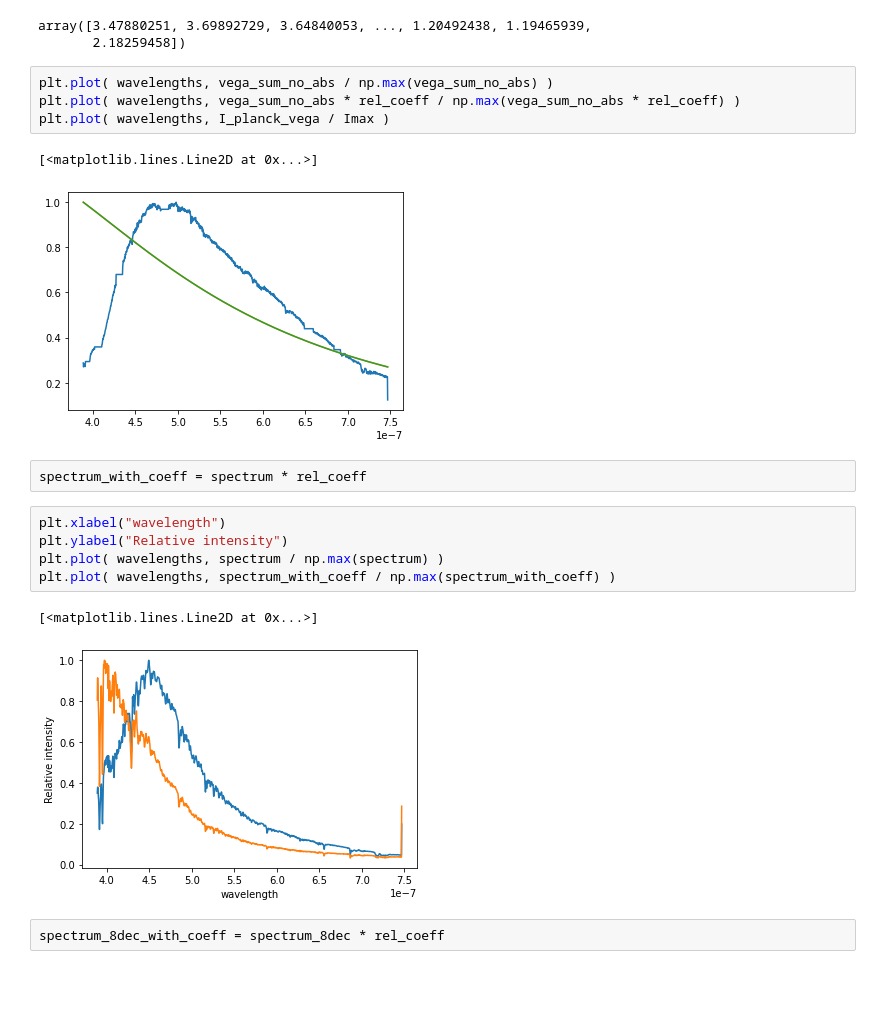
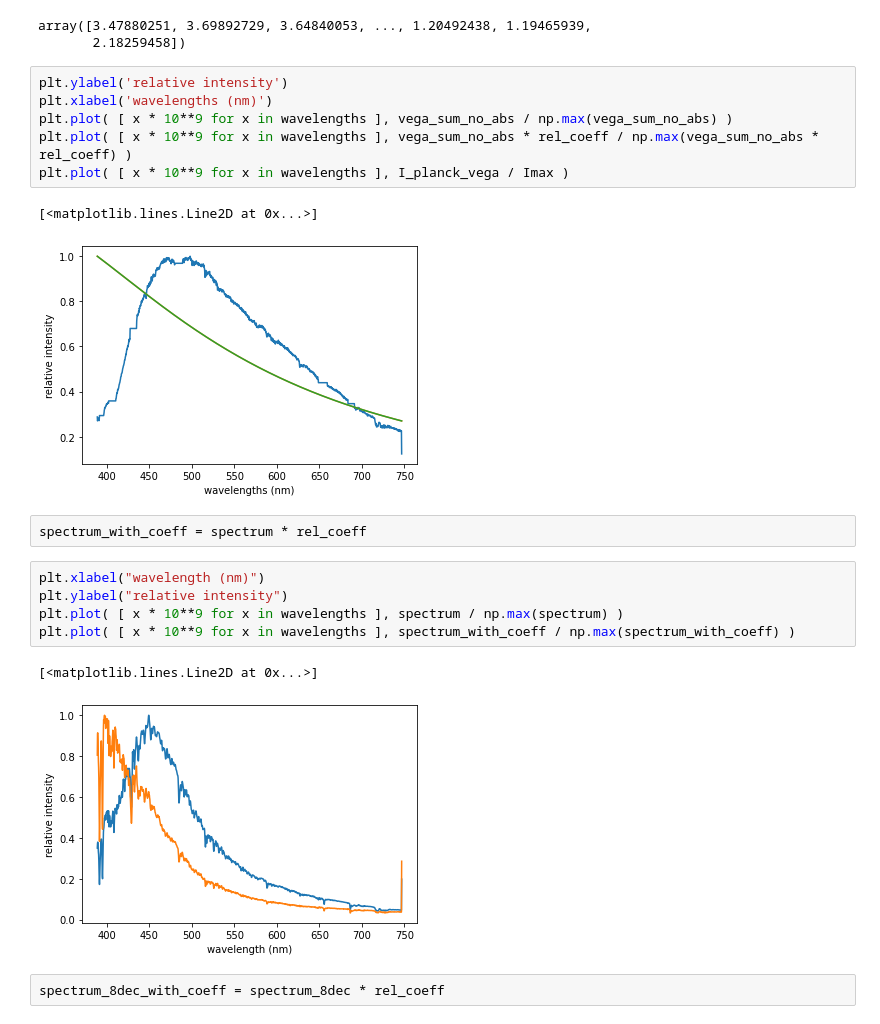
Before and after one commit to Yousousen/solar_physics, a Jupyter notebook: scripts/spectrum.ipynb, the cells around one changed output. Saved outputs shown, nothing was run; the diff lists cells and outputs as text; blank space fills up the shorter version.

```diff
--- a/scripts/spectrum.ipynb
+++ b/scripts/spectrum.ipynb
@@ -512,22 +514,24 @@ rel_coeff
 array([3.47880251, 3.69892729, 3.64840053, ..., 1.20492438, 1.19465939,
        2.18259458])
 # %%
-plt.plot( wavelengths, vega_sum_no_abs / np.max(vega_sum_no_abs) )
-plt.plot( wavelengths, vega_sum_no_abs * rel_coeff / np.max(vega_sum_no_abs * rel_coeff) )
-plt.plot( wavelengths, I_planck_vega / Imax )
+plt.ylabel('relative intensity')
+plt.xlabel('wavelengths (nm)')
+plt.plot( [ x * 10**9 for x in wavelengths ], vega_sum_no_abs / np.max(vega_sum_no_abs) )
+plt.plot( [ x * 10**9 for x in wavelengths ], vega_sum_no_abs * rel_coeff / np.max(vega_sum_no_abs * rel_coeff) )
+plt.plot( [ x * 10**9 for x in wavelengths ], I_planck_vega / Imax )
 # %% [output]
 [<matplotlib.lines.Line2D at 0x...>]
-[figure, old version]
+[figure, new version]
 # %%
 spectrum_with_coeff = spectrum * rel_coeff
 # %%
-plt.xlabel("wavelength")
-plt.ylabel("Relative intensity")
-plt.plot( wavelengths, spectrum / np.max(spectrum) )
-plt.plot( wavelengths, spectrum_with_coeff / np.max(spectrum_with_coeff) )
+plt.xlabel("wavelength (nm)")
+plt.ylabel("relative intensity")
+plt.plot( [ x * 10**9 for x in wavelengths ], spectrum / np.max(spectrum) )
+plt.plot( [ x * 10**9 for x in wavelengths ], spectrum_with_coeff / np.max(spectrum_with_coeff) )
 # %% [output]
 [<matplotlib.lines.Line2D at 0x...>]
-[figure, old version]
+[figure, new version]
 # %%
 spectrum_8dec_with_coeff = spectrum_8dec * rel_coeff
 # %%
```
Also changed, not shown: parts of 20 cells of this notebook.
